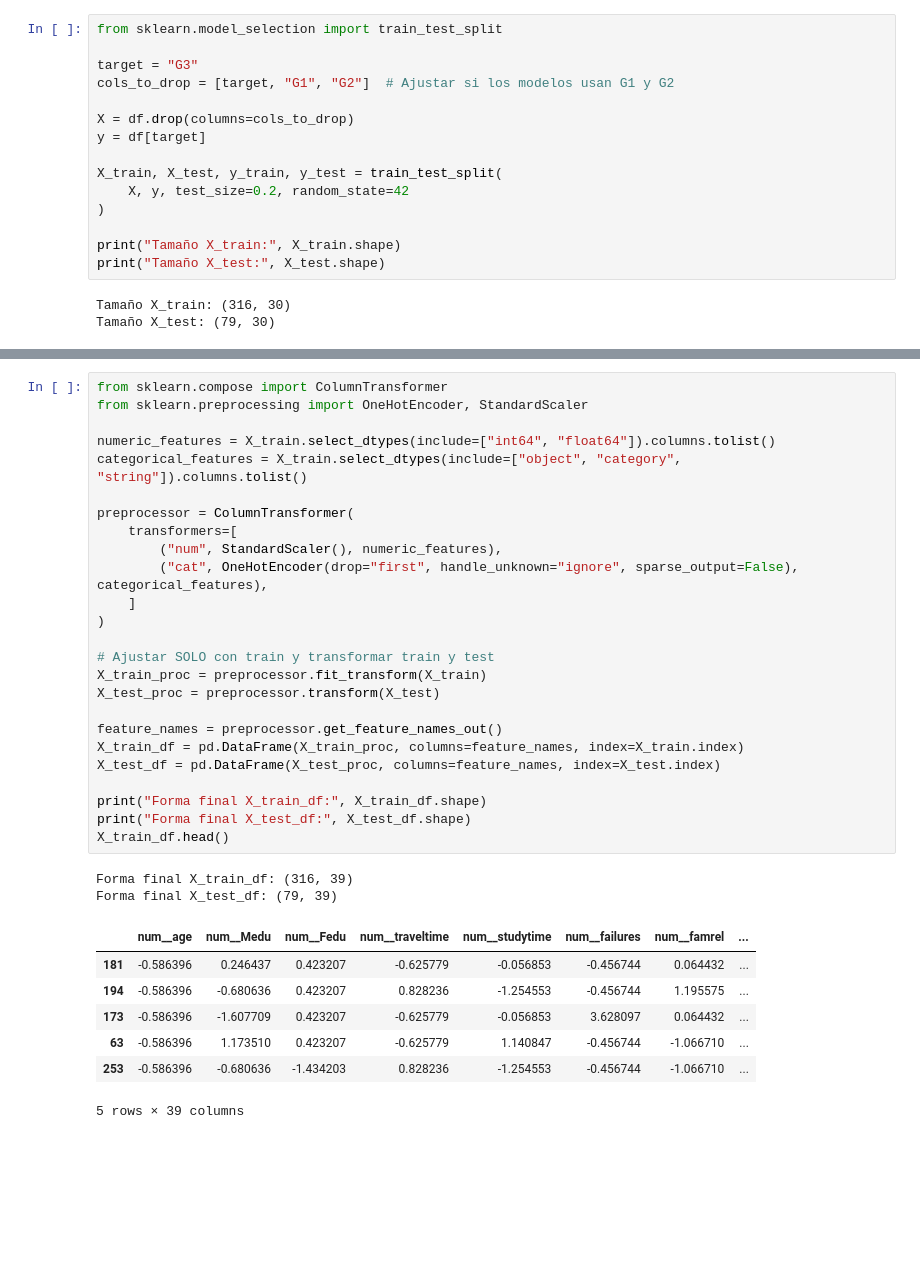
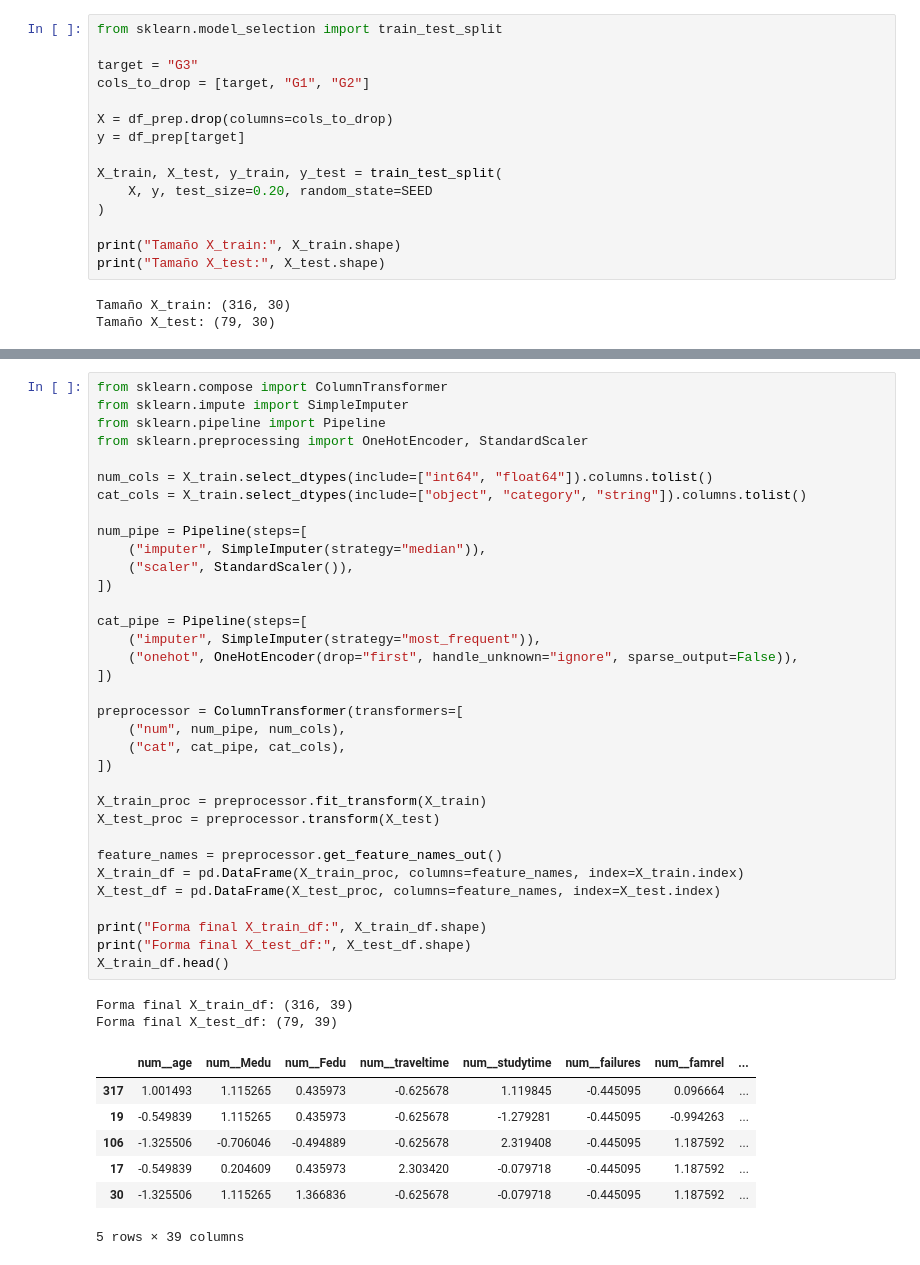
Before and after one commit to FernandaCampoverde/Proyecto1_GrupoB, a Jupyter notebook: Proyecto_grupo_B.ipynb, the cells around one changed output, grey strips where cells are left out. Cells and saved outputs as stored; diff of their text form; blank space fills up the shorter version.

```diff
--- a/Proyecto_grupo_B.ipynb
+++ b/Proyecto_grupo_B.ipynb
@@ -233,13 +236,13 @@ Revisar primero los valores nulos y las filas duplicadas permite comprobar si el
 from sklearn.model_selection import train_test_split
 
 target = "G3"
-cols_to_drop = [target, "G1", "G2"]  # Ajustar si los modelos usan G1 y G2
+cols_to_drop = [target, "G1", "G2"]
 
-X = df.drop(columns=cols_to_drop)
-y = df[target]
+X = df_prep.drop(columns=cols_to_drop)
+y = df_prep[target]
 
 X_train, X_test, y_train, y_test = train_test_split(
-    X, y, test_size=0.2, random_state=42
+    X, y, test_size=0.20, random_state=SEED
 )
 
 print("Tamaño X_train:", X_train.shape)
@@ -252,35 +255,44 @@ Separar X (variables predictoras) y y (variable objetivo G3) define con claridad
 # %%
 from sklearn.compose import ColumnTransformer
+from sklearn.impute import SimpleImputer
+from sklearn.pipeline import Pipeline
 from sklearn.preprocessing import OneHotEncoder, StandardScaler
 
-numeric_features = X_train.select_dtypes(include=["int64", "float64"]).columns.tolist()
-categorical_features = X_train.select_dtypes(include=["object", "category", "string"]).columns.tolist()
+num_cols = X_train.select_dtypes(include=["int64", "float64"]).columns.tolist()
+cat_cols = X_train.select_dtypes(include=["object", "category", "string"]).columns.tolist()
 
-preprocessor = ColumnTransformer(
-    transformers=[
-        ("num", StandardScaler(), numeric_features),
-        ("cat", OneHotEncoder(drop="first", handle_unknown="ignore", sparse_output=False), categorical_features),
-    ]
-)
+num_pipe = Pipeline(steps=[
+    ("imputer", SimpleImputer(strategy="median")),
+    ("scaler", StandardScaler()),
+])
 
-# Ajustar SOLO con train y transformar train y test
+cat_pipe = Pipeline(steps=[
+    ("imputer", SimpleImputer(strategy="most_frequent")),
+    ("onehot", OneHotEncoder(drop="first", handle_unknown="ignore", sparse_output=False)),
+])
+
+preprocessor = ColumnTransformer(transformers=[
+    ("num", num_pipe, num_cols),
+    ("cat", cat_pipe, cat_cols),
+])
+
 X_train_proc = preprocessor.fit_transform(X_train)
 X_test_proc = preprocessor.transform(X_test)
 
 feature_names = preprocessor.get_feature_names_out()
 X_train_df = pd.DataFrame(X_train_proc, columns=feature_names, index=X_train.index)
 X_test_df = pd.DataFrame(X_test_proc, columns=feature_names, index=X_test.index)
 
 print("Forma final X_train_df:", X_train_df.shape)
 print("Forma final X_test_df:", X_test_df.shape)
 X_train_df.head()
 # %% [output]
 Forma final X_train_df: (316, 39)
 Forma final X_test_df: (79, 39)
 |  | num__age | num__Medu | num__Fedu | num__traveltime | num__studytime | num__failures | num__famrel | ... |
-| 181 | -0.586396 | 0.246437 | 0.423207 | -0.625779 | -0.056853 | -0.456744 | 0.064432 | ... |
-| 194 | -0.586396 | -0.680636 | 0.423207 | 0.828236 | -1.254553 | -0.456744 | 1.195575 | ... |
-| 173 | -0.586396 | -1.607709 | 0.423207 | -0.625779 | -0.056853 | 3.628097 | 0.064432 | ... |
-| 63 | -0.586396 | 1.173510 | 0.423207 | -0.625779 | 1.140847 | -0.456744 | -1.066710 | ... |
-| 253 | -0.586396 | -0.680636 | -1.434203 | 0.828236 | -1.254553 | -0.456744 | -1.066710 | ... |
+| 317 | 1.001493 | 1.115265 | 0.435973 | -0.625678 | 1.119845 | -0.445095 | 0.096664 | ... |
+| 19 | -0.549839 | 1.115265 | 0.435973 | -0.625678 | -1.279281 | -0.445095 | -0.994263 | ... |
+| 106 | -1.325506 | -0.706046 | -0.494889 | -0.625678 | 2.319408 | -0.445095 | 1.187592 | ... |
+| 17 | -0.549839 | 0.204609 | 0.435973 | 2.303420 | -0.079718 | -0.445095 | 1.187592 | ... |
+| 30 | -1.325506 | 1.115265 | 1.366836 | -0.625678 | -0.079718 | -0.445095 | 1.187592 | ... |
 5 rows × 39 columns
```
Also changed, not shown: parts of 8 cells of this notebook.
